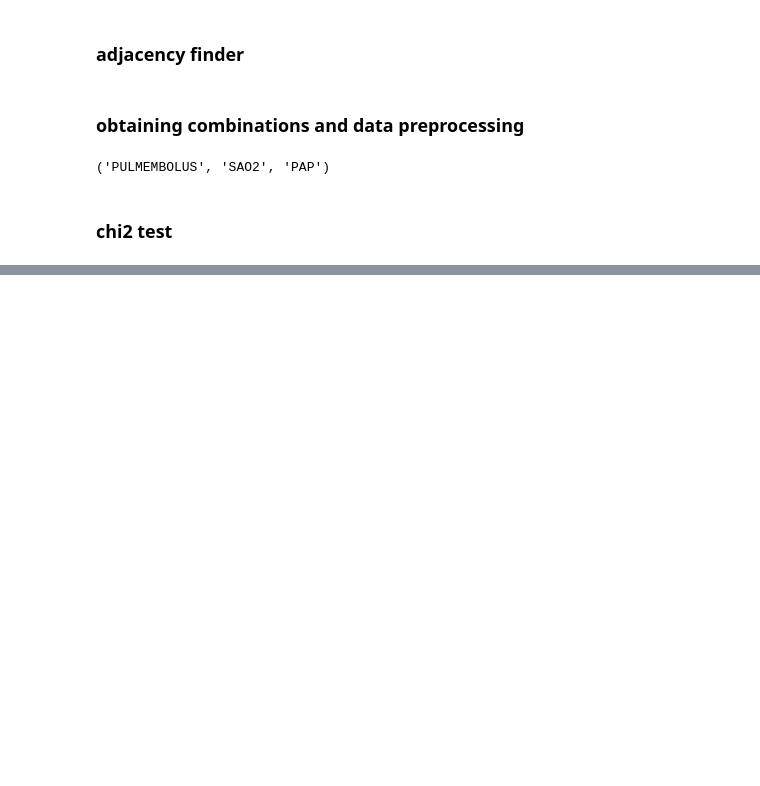
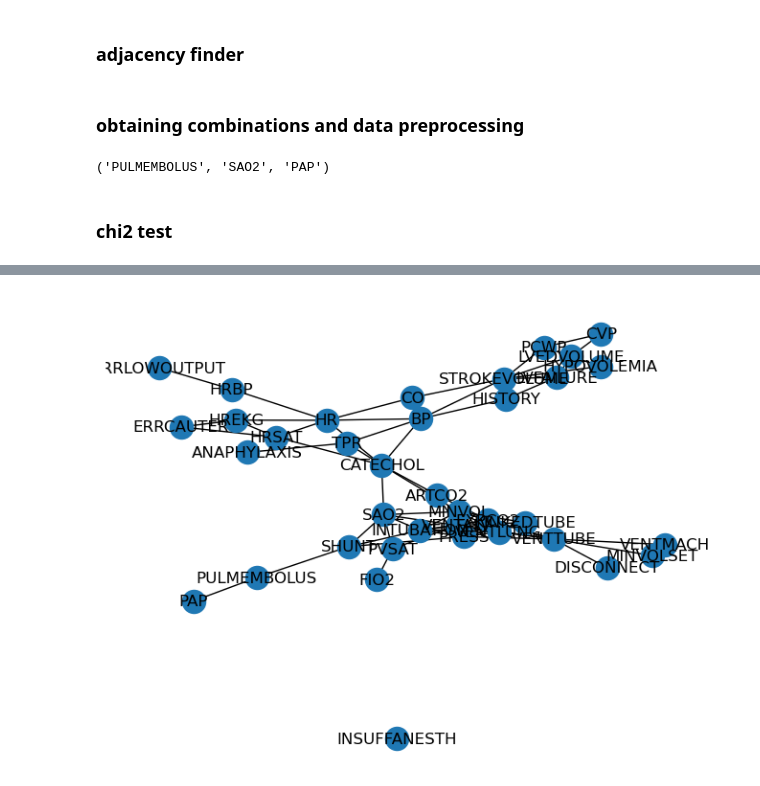
Before and after one commit to Elicit3495/ML_FYP, a Jupyter notebook: conditional.ipynb, the cells around one changed output, grey strips where cells are left out. Drawn from its saved outputs; the diff is of its cells as text; code cells hidden in the pictures; blank space fills up the shorter version.

```diff
--- a/conditional.ipynb
+++ b/conditional.ipynb
@@ -336,0 +339,6 @@ Wall time: 15.3 s
+# %%
+%%time
+g_final = PC_final(g_0, adj, 1, df_medium, 0.05)[0]
+print(g_final)
+nx.draw(g_final, with_labels=True)
+# %% [output]
@@ -337,2 +348,3 @@ Wall time: 15.3 s
+[figure, added]
 # %%
 %%time
```
Also changed, not shown: parts of 19 cells of this notebook.
